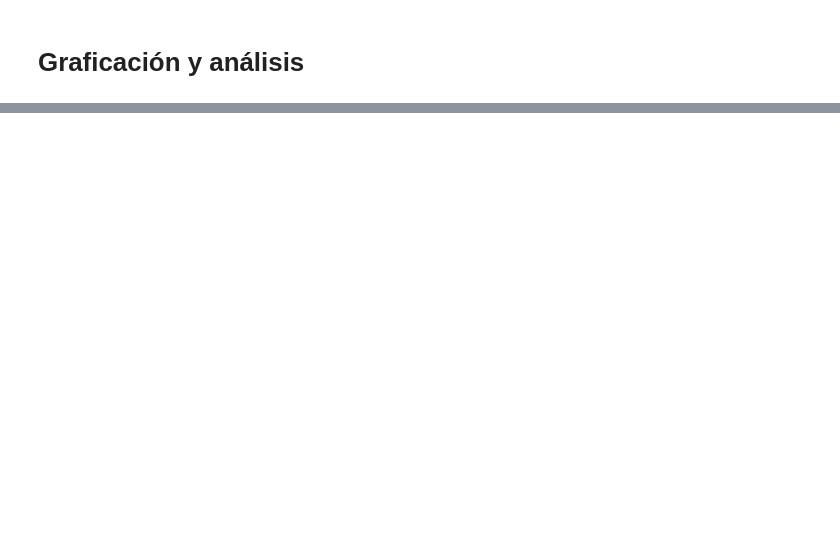
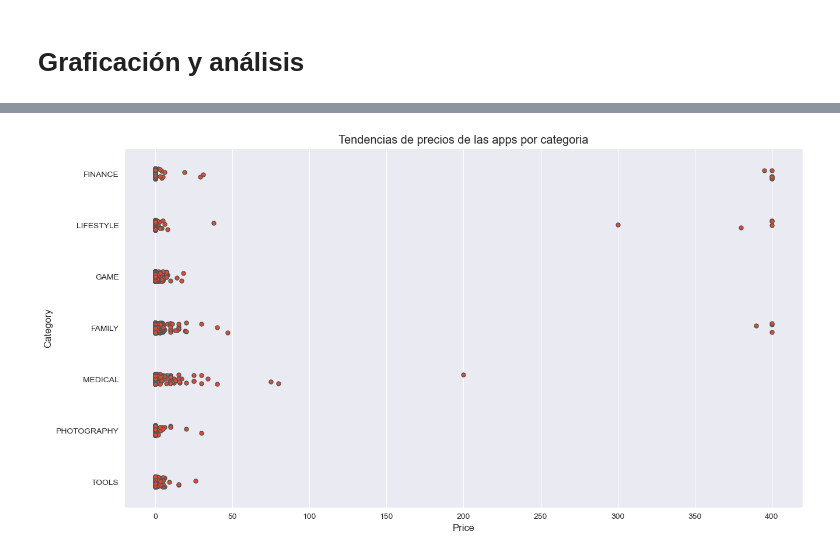
Before and after one commit to claudia17018/Google-Play-Store-Lab, a Jupyter notebook: notebooks/laboratorio/Lab2_Graf-Analisis_Playstore.ipynb, the cells around one changed output, grey strips where cells are left out. Cells and saved outputs as stored; diff of their text form; code cells hidden in the pictures; blank space fills up the shorter version.

```diff
--- a/notebooks/laboratorio/Lab2_Graf-Analisis_Playstore.ipynb
+++ b/notebooks/laboratorio/Lab2_Graf-Analisis_Playstore.ipynb
@@ -165,3 +193,17 @@ df = df.dropna(subset=['Current Ver'])
+# %%
+# Función para limpiar la columna 'Android Ver' usando expresiones regulares
+def clean_android_version(version):
+    # Patrón para buscar versiones de Android en el formato principal X.Y o X.Y.Z
+    pattern = r'(\d+\.\d+(\.\d+)?)'
+    # Buscar el patrón en el texto de la versión de Android y extraer la versión encontrada
+    match = re.search(pattern, str(version))
+    if match:
+        return match.group(1)  # Devolver solo la versión encontrada (X.Y o X.Y.Z)
+    else:
+        return None  # Devolver None si no se encontró ninguna versión válida
+
+# Aplicar la función de limpieza a la columna 'Android Ver'
+df['Android Ver'] = df['Android Ver'].apply(lambda x: clean_android_version(x))
 # %%
 # Eliminar filas donde 'Android Ver' es NaN
 df = df.dropna(subset=['Android Ver'])
@@ -176,0 +401,11 @@ nan_counts
+# %%
+#swarmplot para agrupacion de datos
+subset_df=df[df.Category.isin(['GAME','FAMILY','PHOTOGRAPHY','MEDICAL','TOOLS','FINANCE','LIFESTYLE','BUSSINES'])]
+# %%
+sns.set_style('darkgrid')
+fig,ax=plt.subplots()
+fig.set_size_inches(15,8)
+p=sns.stripplot(x='Price',y='Category',data=subset_df,jitter=True, linewidth=1)
+title = ax.set_title('Tendencias de precios de las apps por categoria')
+# %% [output]
+[figure, added]
```
Also changed, not shown: parts of 32 cells of this notebook.
